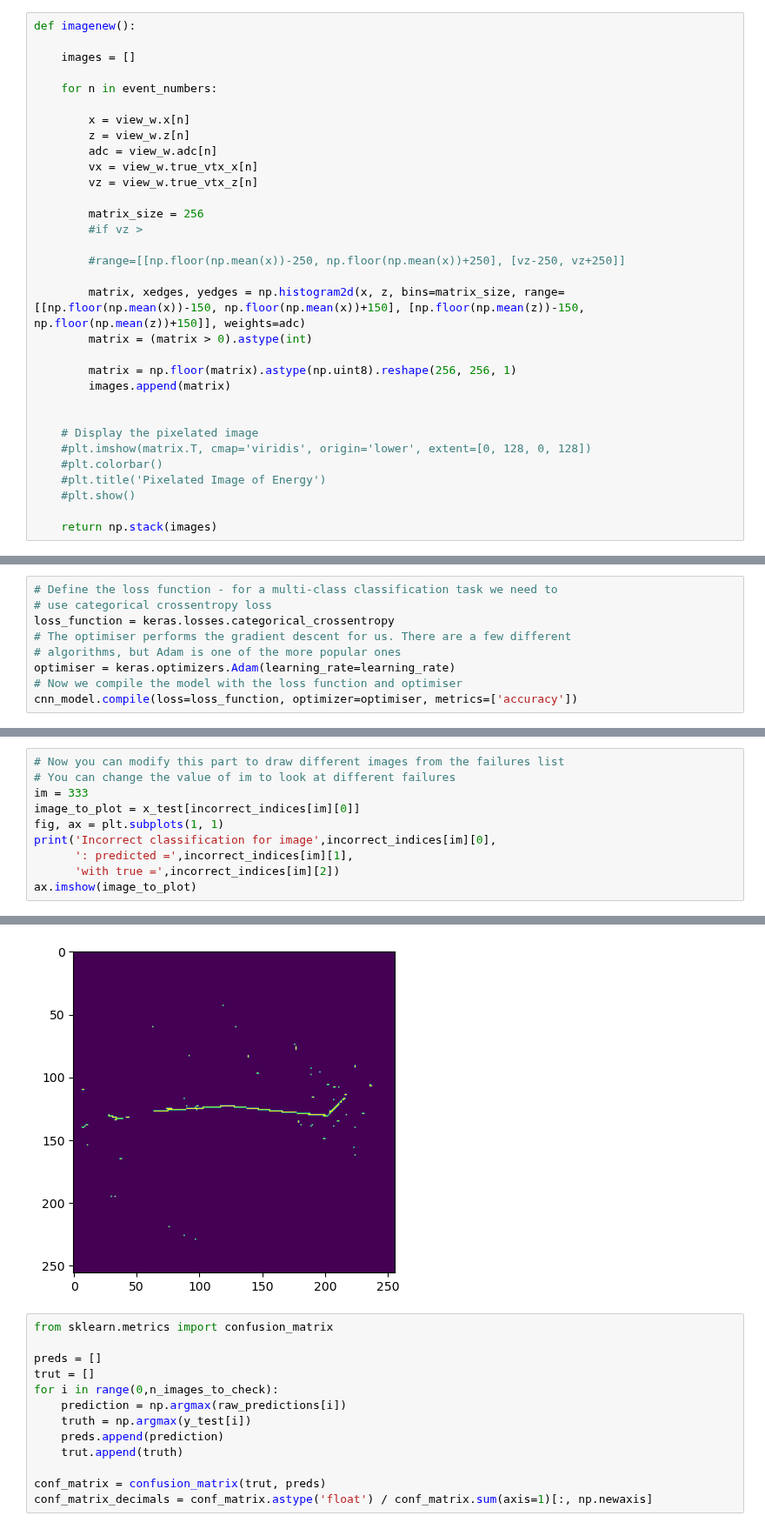
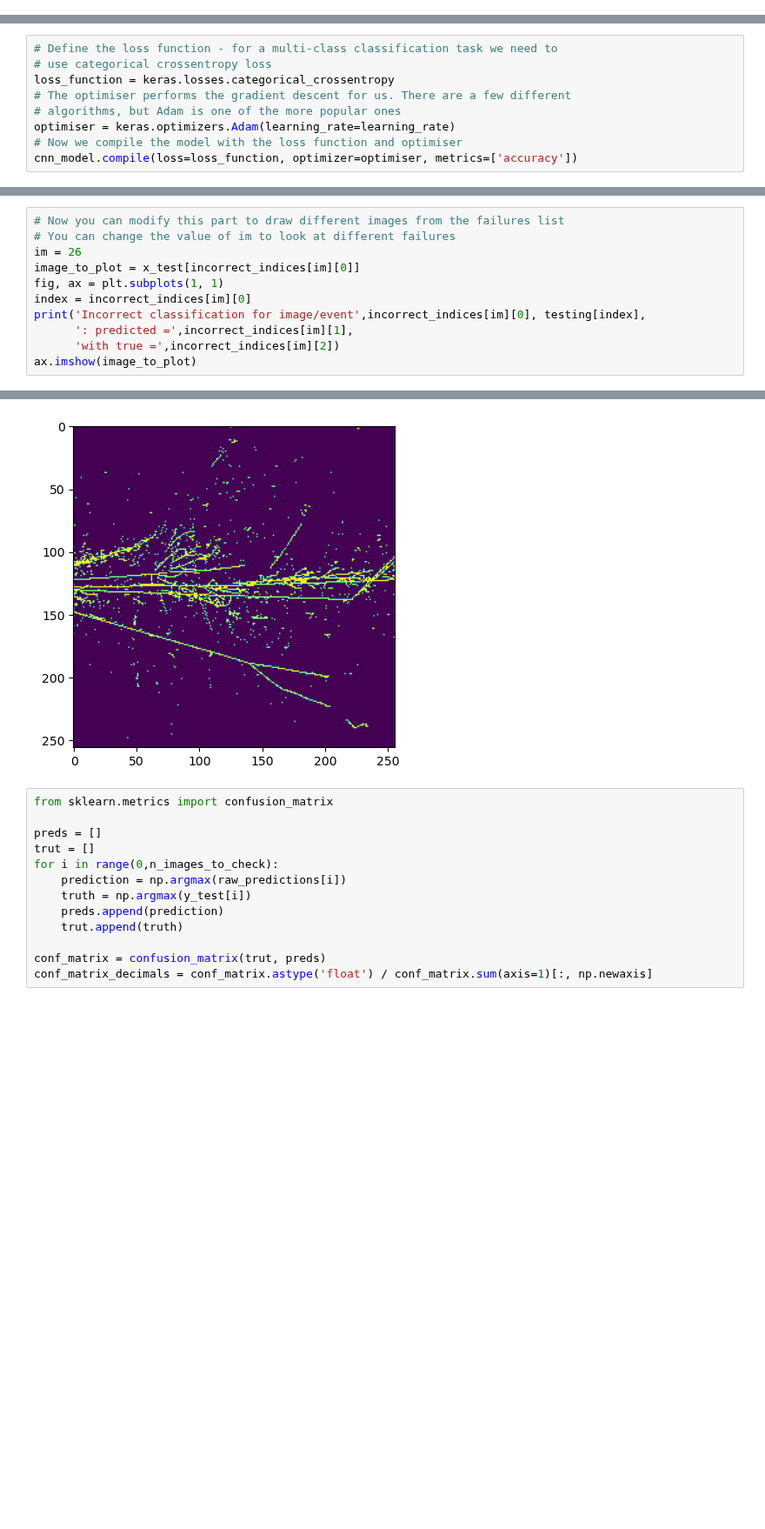
Before and after one commit to mohummudh/neutrinos-dune, a Jupyter notebook: andrew/5cnn/CNN.ipynb, the cells around one changed output, grey strips where cells are left out. Shown at 87% size. Drawn from its saved outputs; the diff is of its cells as text; blank space fills up the shorter version.

```diff
--- a/andrew/5cnn/CNN.ipynb
+++ b/andrew/5cnn/CNN.ipynb
@@ -145,32 +144,0 @@ image(33)
-# %%
-def imagenew():
-
-    images = []
-
-    for n in event_numbers:
-
-        x = view_w.x[n]
-        z = view_w.z[n]
-        adc = view_w.adc[n]
-        vx = view_w.true_vtx_x[n]
-        vz = view_w.true_vtx_z[n]
-
-        matrix_size = 256
-        #if vz >
-
-        #range=[[np.floor(np.mean(x))-250, np.floor(np.mean(x))+250], [vz-250, vz+250]]
-
-        matrix, xedges, yedges = np.histogram2d(x, z, bins=matrix_size, range=[[np.floor(np.mean(x))-150, np.floor(np.mean(x))+150], [np.floor(np.mean(z))-150, np.floor(np.mean(z))+150]], weights=adc)
-        matrix = (matrix > 0).astype(int)
-
-        matrix = np.floor(matrix).astype(np.uint8).reshape(256, 256, 1)
-        images.append(matrix)
-
-
-    # Display the pixelated image
-    #plt.imshow(matrix.T, cmap='viridis', origin='lower', extent=[0, 128, 0, 128])
-    #plt.colorbar()
-    #plt.title('Pixelated Image of Energy')
-    #plt.show()
-
-    return np.stack(images)
@@ -299,10 +315,11 @@ print(accuracy)
 # %%
 # Now you can modify this part to draw different images from the failures list
 # You can change the value of im to look at different failures
-im = 333
+im = 26
 image_to_plot = x_test[incorrect_indices[im][0]]
 fig, ax = plt.subplots(1, 1)
-print('Incorrect classification for image',incorrect_indices[im][0],
+index = incorrect_indices[im][0]
+print('Incorrect classification for image/event',incorrect_indices[im][0], testing[index],
       ': predicted =',incorrect_indices[im][1],
       'with true =',incorrect_indices[im][2])
 ax.imshow(image_to_plot)
@@ -311,5 +328,5 @@ Incorrect classification for image 1914 : predicted = 0 with true = 2
 <matplotlib.image.AxesImage at 0x...>
-[figure, old version]
+[figure, new version]
 # %%
 from sklearn.metrics import confusion_matrix
 
```
Also changed, not shown: parts of 18 cells of this notebook.
